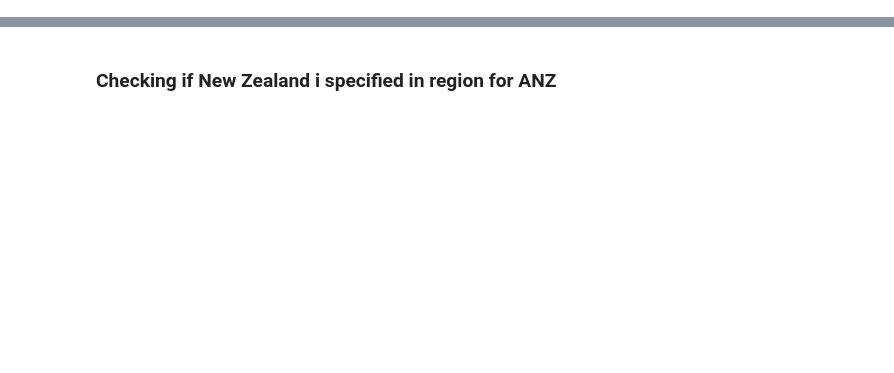
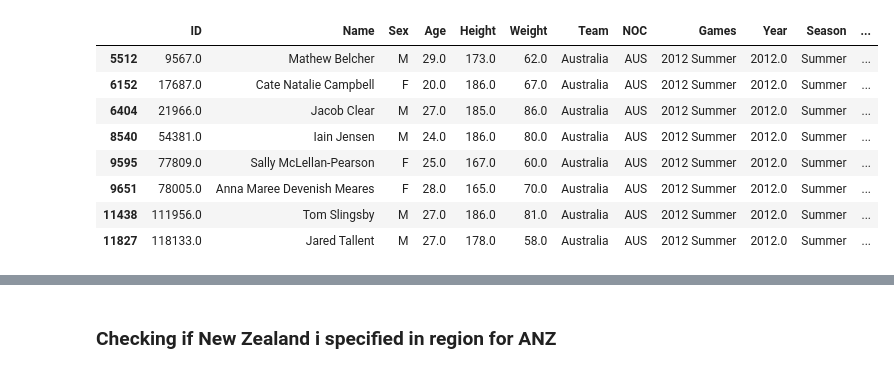
Before and after one commit to pontuskungsbacka/Project_OS_Australia, a Jupyter notebook: notebooks/Pontus.ipynb, the cells around one changed output, grey strips where cells are left out. Cells and saved outputs as stored; diff of their text form; code cells hidden in the pictures; blank space fills up the shorter version.

```diff
--- a/notebooks/Pontus.ipynb
+++ b/notebooks/Pontus.ipynb
@@ -42 +233,18 @@ medals_total = (
+# %%
+medals_filtered.at[11827, 'Medal'] = "Gold"
+merged.at[11827, 'Medal'] = "Gold"
+# %%
+aus_2012 = medals_filtered[(medals_filtered["Year"] == 2012) & (medals_filtered["NOC"] == "AUS")]
+aus_2012_Gold = aus_2012[(aus_2012["Season"] == "Summer") & (aus_2012["Medal"] == "Gold")]
+aus_2012_Gold
+# %% [output]
+|  | ID | Name | Sex | Age | Height | Weight | Team | NOC | Games | Year | Season | ... |
+| 5512 | 9567.0 | Mathew Belcher | M | 29.0 | 173.0 | 62.0 | Australia | AUS | 2012 Summer | 2012.0 | Summer | ... |
+| 6152 | 17687.0 | Cate Natalie Campbell | F | 20.0 | 186.0 | 67.0 | Australia | AUS | 2012 Summer | 2012.0 | Summer | ... |
+| 6404 | 21966.0 | Jacob Clear | M | 27.0 | 185.0 | 86.0 | Australia | AUS | 2012 Summer | 2012.0 | Summer | ... |
+| 8540 | 54381.0 | Iain Jensen | M | 24.0 | 186.0 | 80.0 | Australia | AUS | 2012 Summer | 2012.0 | Summer | ... |
+| 9595 | 77809.0 | Sally McLellan-Pearson | F | 25.0 | 167.0 | 60.0 | Australia | AUS | 2012 Summer | 2012.0 | Summer | ... |
+| 9651 | 78005.0 | Anna Maree Devenish Meares | F | 28.0 | 165.0 | 70.0 | Australia | AUS | 2012 Summer | 2012.0 | Summer | ... |
+| 11438 | 111956.0 | Tom Slingsby | M | 27.0 | 186.0 | 81.0 | Australia | AUS | 2012 Summer | 2012.0 | Summer | ... |
+| 11827 | 118133.0 | Jared Tallent | M | 27.0 | 178.0 | 58.0 | Australia | AUS | 2012 Summer | 2012.0 | Summer | ... |
 # %%
```
Also changed, not shown: parts of 29 cells of this notebook.
